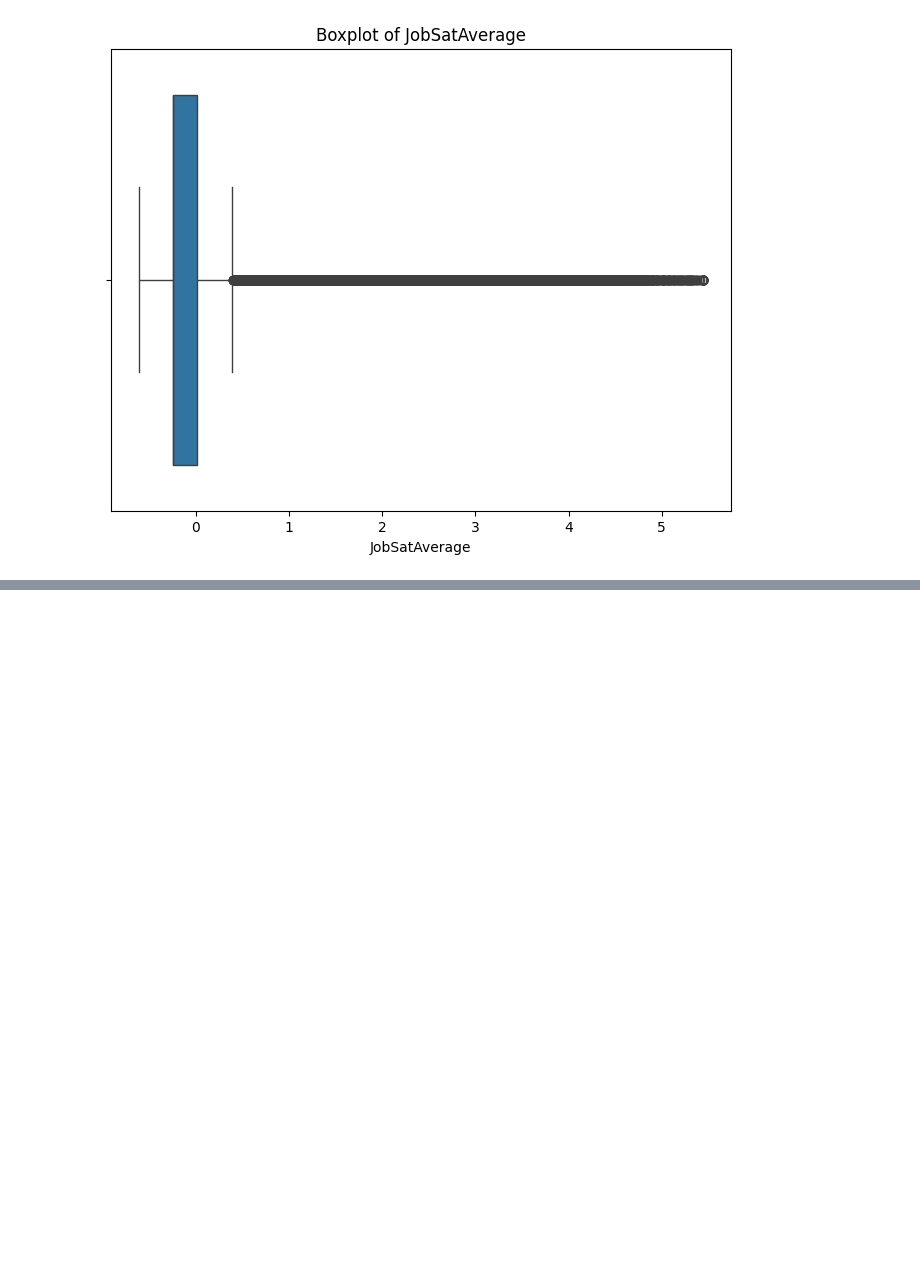
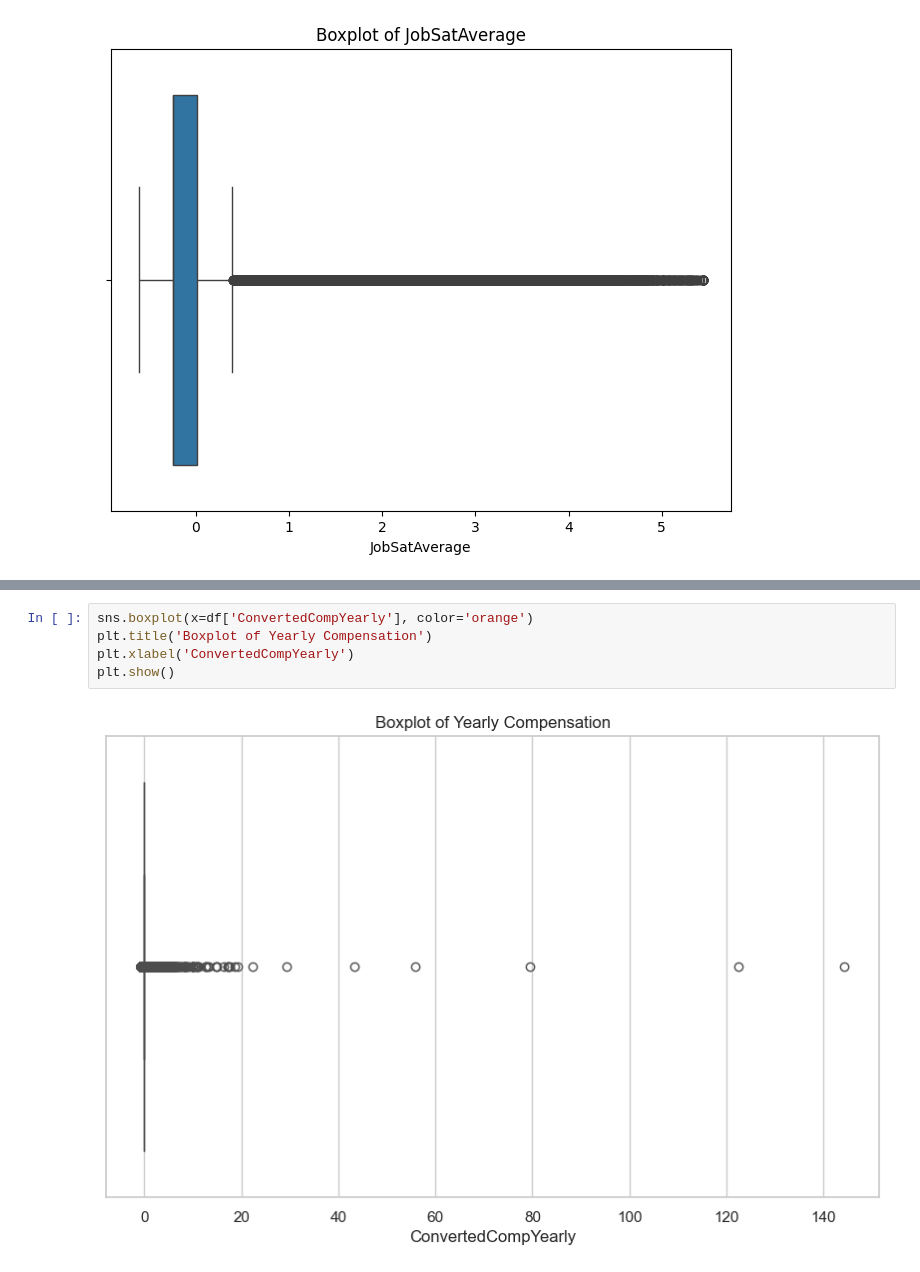
Before and after one commit to MoetezAbbassi/Python-Projects, a Jupyter notebook: IBM Data Analytics mini-projects/IBM Capstone Project/ibm.ipynb, the cells around one changed output, grey strips where cells are left out. Saved outputs shown, nothing was run; the diff lists cells and outputs as text; blank space fills up the shorter version.

```diff
--- a/IBM Data Analytics mini-projects/IBM Capstone Project/ibm.ipynb
+++ b/IBM Data Analytics mini-projects/IBM Capstone Project/ibm.ipynb
@@ -439,0 +443,7 @@ plt.show()
+# %%
+sns.boxplot(x=df['ConvertedCompYearly'], color='orange')
+plt.title('Boxplot of Yearly Compensation')
+plt.xlabel('ConvertedCompYearly')
+plt.show()
+# %% [output]
+[figure, added]
```
Also changed, not shown: parts of 10 cells of this notebook.
